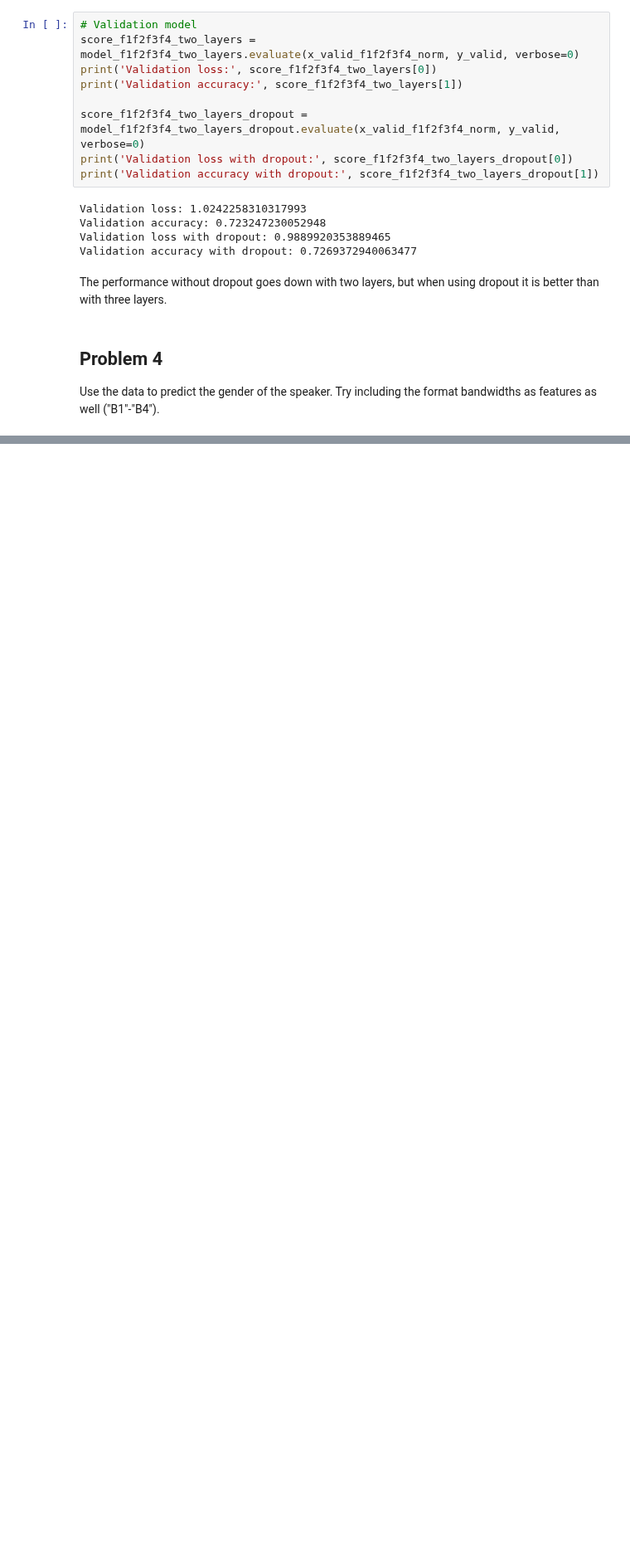
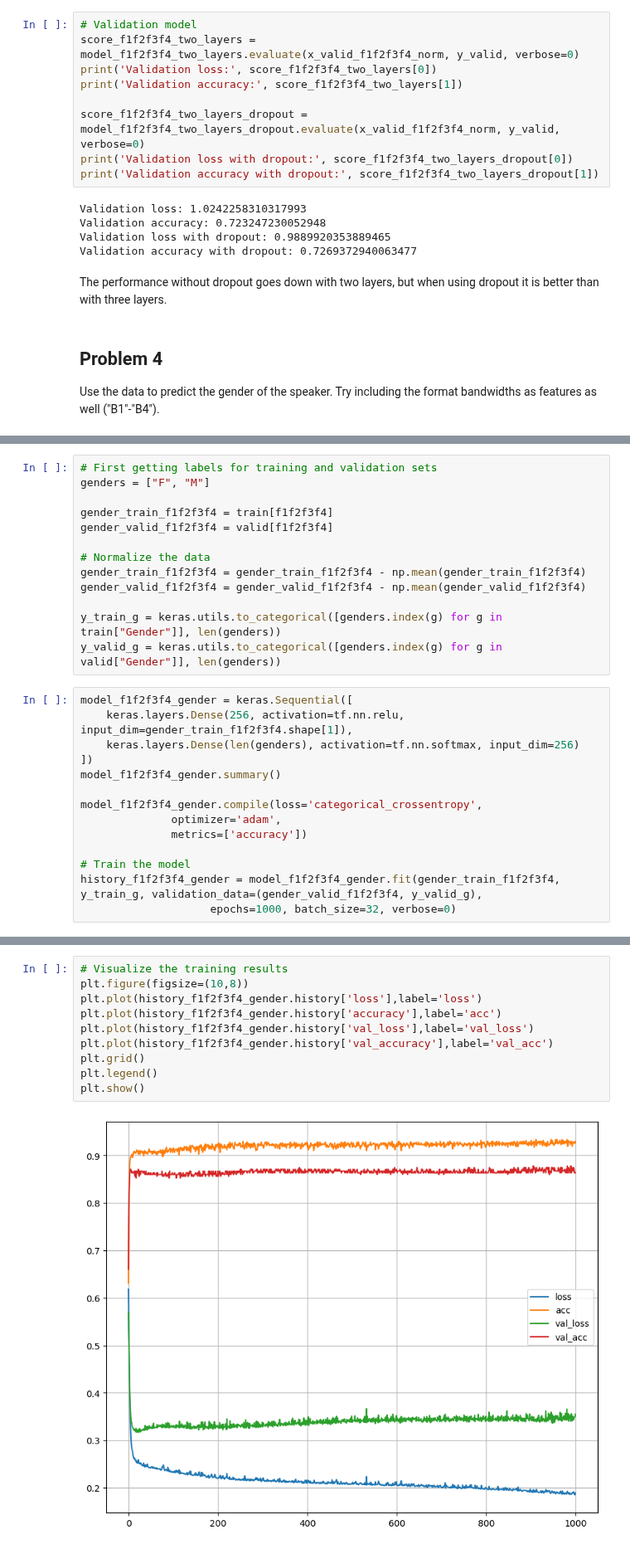
Before and after one commit to martinfsl/TTT4185, a Jupyter notebook: Assignments/Assignment_3/TTT4185_assignment_3a.ipynb, the cells around one changed output, grey strips where cells are left out. Shown at 83% size. Saved outputs shown, nothing was run; the diff lists cells and outputs as text; blank space fills up the shorter version.

```diff
--- a/Assignments/Assignment_3/TTT4185_assignment_3a.ipynb
+++ b/Assignments/Assignment_3/TTT4185_assignment_3a.ipynb
@@ -554,0 +559,27 @@ Use the data to predict the gender of the speaker. Try including the format band
+# %%
+# First getting labels for training and validation sets
+genders = ["F", "M"]
+
+gender_train_f1f2f3f4 = train[f1f2f3f4]
+gender_valid_f1f2f3f4 = valid[f1f2f3f4]
+
+# Normalize the data
+gender_train_f1f2f3f4 = gender_train_f1f2f3f4 - np.mean(gender_train_f1f2f3f4)
+gender_valid_f1f2f3f4 = gender_valid_f1f2f3f4 - np.mean(gender_valid_f1f2f3f4)
+
+y_train_g = keras.utils.to_categorical([genders.index(g) for g in train["Gender"]], len(genders))
+y_valid_g = keras.utils.to_categorical([genders.index(g) for g in valid["Gender"]], len(genders))
+# %%
+model_f1f2f3f4_gender = keras.Sequential([
+    keras.layers.Dense(256, activation=tf.nn.relu, input_dim=gender_train_f1f2f3f4.shape[1]),
+    keras.layers.Dense(len(genders), activation=tf.nn.softmax, input_dim=256)
+])
+model_f1f2f3f4_gender.summary()
+
+model_f1f2f3f4_gender.compile(loss='categorical_crossentropy',
+              optimizer='adam',
+              metrics=['accuracy'])
+
+# Train the model
+history_f1f2f3f4_gender = model_f1f2f3f4_gender.fit(gender_train_f1f2f3f4, y_train_g, validation_data=(gender_valid_f1f2f3f4, y_valid_g),
+                    epochs=1000, batch_size=32, verbose=0)
@@ -554,0 +600,12 @@ Use the data to predict the gender of the speaker. Try including the format band
+# %%
+# Visualize the training results
+plt.figure(figsize=(10,8))
+plt.plot(history_f1f2f3f4_gender.history['loss'],label='loss')
+plt.plot(history_f1f2f3f4_gender.history['accuracy'],label='acc')
+plt.plot(history_f1f2f3f4_gender.history['val_loss'],label='val_loss')
+plt.plot(history_f1f2f3f4_gender.history['val_accuracy'],label='val_acc')
+plt.grid()
+plt.legend()
+plt.show()
+# %% [output]
+[figure, added]
```
Also changed, not shown: parts of 6 cells of this notebook.
